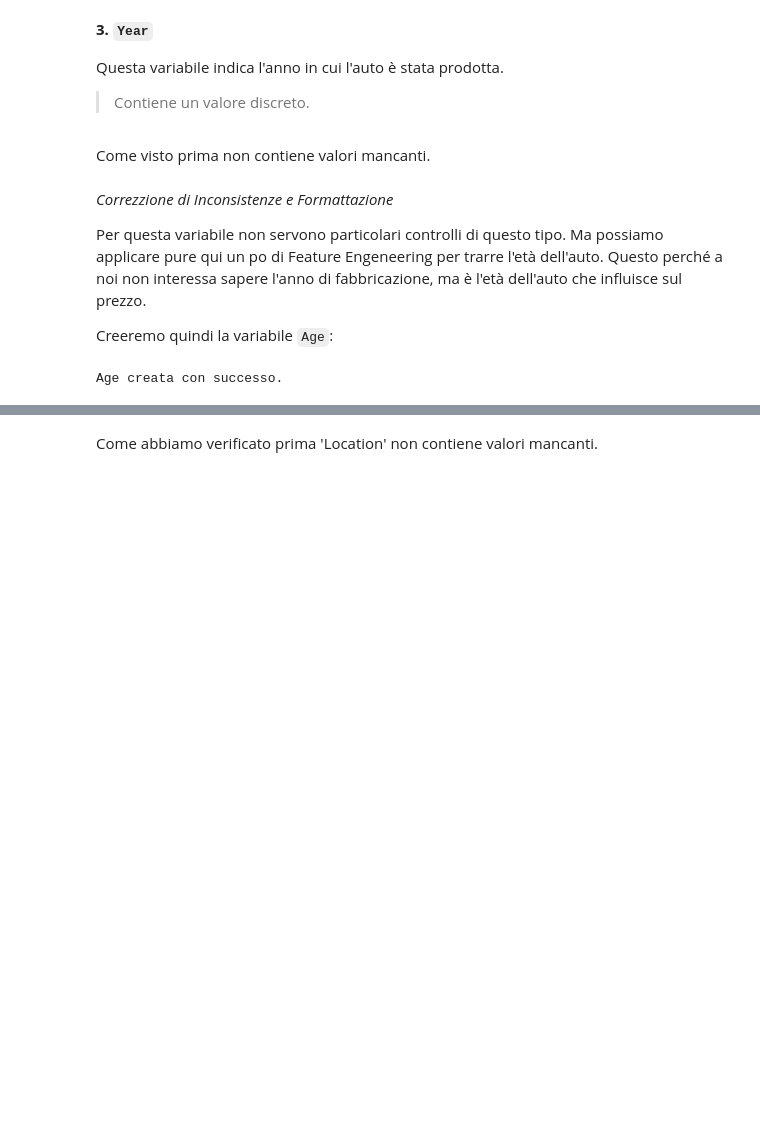
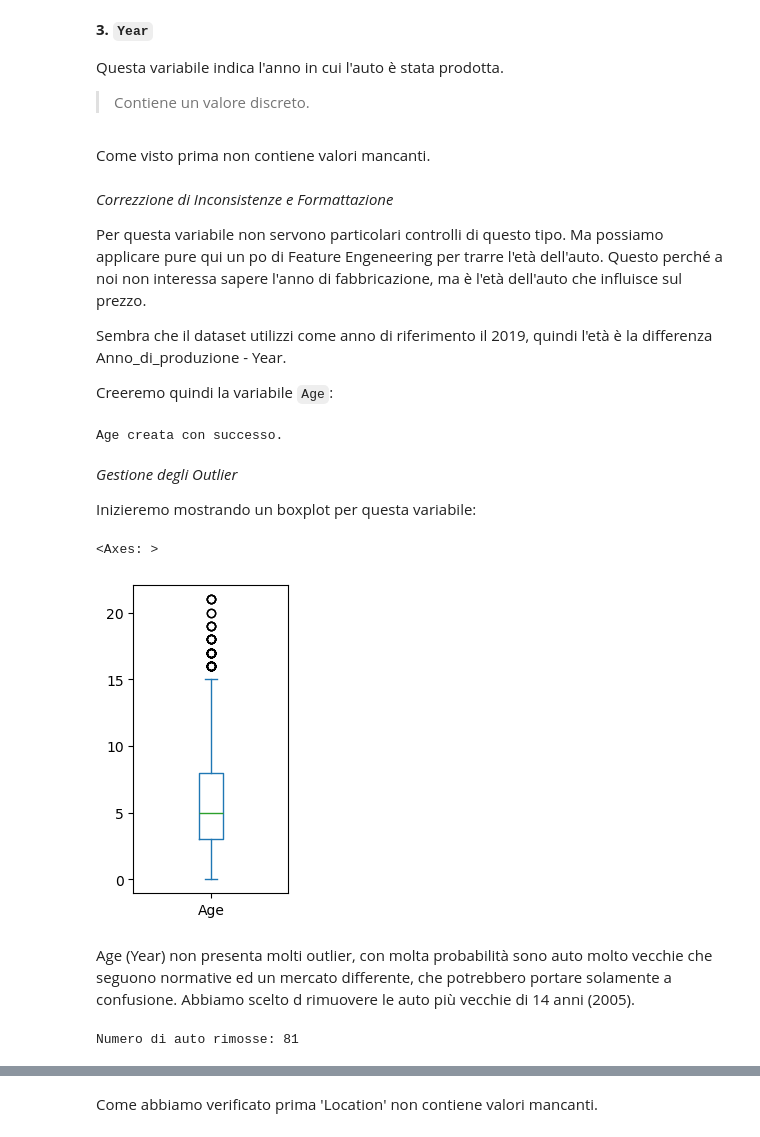
Before and after one commit to fragreco04/progetto-fad-2526, a Jupyter notebook: notebooks/completed/parte-1.ipynb, the cells around one changed output, grey strips where cells are left out. Saved outputs shown, nothing was run; the diff lists cells and outputs as text; code cells hidden in the pictures; blank space fills up the shorter version.

Commit message:
quasi finito outliers

```diff
--- a/notebooks/completed/parte-1.ipynb
+++ b/notebooks/completed/parte-1.ipynb
@@ -149,9 +149,9 @@ Tuttavia `New_Price` è un **disastro**: 5195 su 6019 righe sono vuote. Parliamo
 # %% [markdown]
 Verifichiamo se nel nostro dataset sono presenti **righe duplicate**, che porterebbero ad un analisi non corretta, e nel caso eliminarle:
 # %%
-duplicate_count = df.duplicated().sum()
+duplicate_count = df_clean.duplicated().sum()
 
-df.drop_duplicates(inplace=True)
+df_clean.drop_duplicates(inplace=True)
 
 print(f"Rimosse di n. righe duplicate: {duplicate_count}")
 # %% [output]
@@ -188,6 +188,8 @@ df_clean = df_clean[first_cols + remaining_cols]
 
 print("Model e Brand creati e inseriti come prime due colonne.")
 
+df_clean = df_clean.reset_index(drop=True)
+
 df_clean.head()
 # %% [output]
 Model e Brand creati e inseriti come prime due colonne.
@@ -243,14 +249,38 @@ Come visto prima non contiene valori mancanti.
 
 Per questa variabile non servono particolari controlli di questo tipo. Ma possiamo applicare pure qui un po di Feature Engeneering per trarre l'età dell'auto. Questo perché a noi non interessa sapere l'anno di fabbricazione, ma è l'età dell'auto che influisce sul prezzo.
 
+Sembra che il dataset utilizzi come anno di riferimento il 2019, quindi l'età è la differenza Anno_di_produzione - Year.
+
 Creeremo quindi la variabile `Age`:
 # %%
-max_year = df_clean['Year'].max()
+ANNO_DI_RIFERIMENTO = 2019
+
 index_year = df_clean.columns.get_loc('Year')
-age_values = max_year - df_clean['Year']
+age_values = ANNO_DI_RIFERIMENTO - df_clean['Year']
 df_clean.insert(index_year, 'Age', age_values)
 df_clean.drop('Year', axis=1, inplace=True)
 
 print('Age creata con successo.')
 # %% [output]
 Age creata con successo.
+# %% [markdown]
+*Gestione degli Outlier*
+
+Inizieremo mostrando un boxplot per questa variabile:
+# %%
+df_clean['Age'].plot.box(figsize=(2,4))
+# %% [output]
+<Axes: >
+[figure, added]
+# %% [markdown]
+Age (Year) non presenta molti outlier, con molta probabilità sono auto molto vecchie che seguono normative ed un mercato differente, che potrebbero portare solamente a confusione. Abbiamo scelto d rimuovere le auto più vecchie di 14 anni (2005).
+# %%
+threshold = 14
+auto_vecchie = df_clean[df_clean['Age'] > threshold]
+
+df_clean = df_clean[df_clean['Age'] <= threshold]
+df_clean.reset_index(drop=True, inplace=True)
+
+print(f"Numero di auto rimosse: {len(auto_vecchie)}")
+# %% [output]
+Numero di auto rimosse: 81
```
Also changed, not shown: parts of 96 cells of this notebook, 4 other files.
